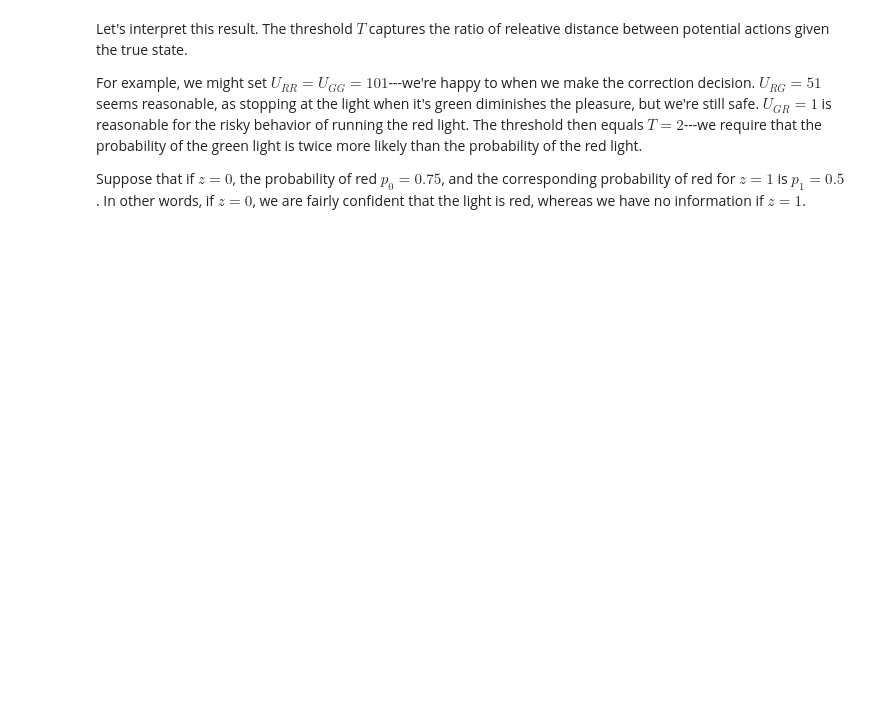
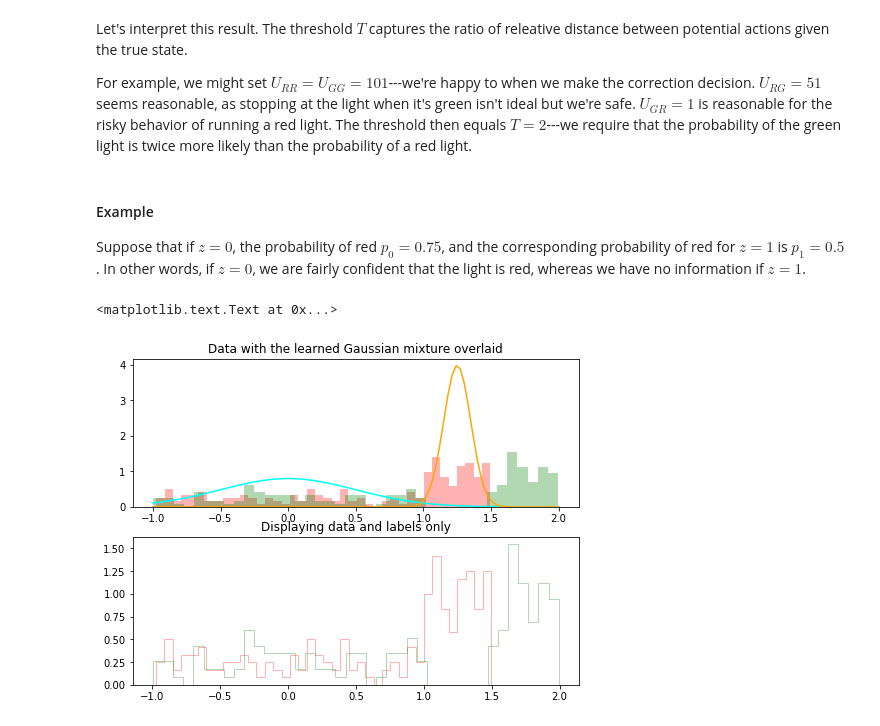
Before and after one commit to takutosato/ml, a Jupyter notebook: loss_calibrated/simple_example.ipynb, the cells around one changed output. Drawn from its saved outputs; the diff is of its cells as text; code cells hidden in the pictures; blank space fills up the shorter version.

Commit message:
first iteration of plots

```diff
--- a/loss_calibrated/simple_example.ipynb
+++ b/loss_calibrated/simple_example.ipynb
@@ -90,6 +93,8 @@ where $D(x^*) = \frac{p(G|x^*)}{p(R|x^*)}$ and $T = \frac{U_{RR} - U_{GR}}{U_{GG
 # %% [markdown]
 Let's interpret this result. The threshold $T$ captures the ratio of releative distance between potential actions given the true state.
 
-For example, we might set $U_{RR} = U_{GG} = 101$---we're happy to when we make the correction decision. $U_{RG} = 51$ seems reasonable, as stopping at the light when it's green diminishes the pleasure, but we're still safe. $U_{GR} = 1$ is reasonable for the risky behavior of running the red light. The threshold then equals $T = 2$---we require that the probability of the green light is twice more likely than the probability of the red light.
-
-Suppose that if $z = 0$, the probability of red $p_0 = 0.75$, and the corresponding probability of red for $z = 1$ is $p_1 = 0.5$. In other words, if $z = 0$, we are fairly confident that the light is red, whereas we have no information if $z = 1$.
+For example, we might set $U_{RR} = U_{GG} = 101$---we're happy to when we make the correction decision. $U_{RG} = 51$ seems reasonable, as stopping at the light when it's green isn't ideal but we're safe. $U_{GR} = 1$ is reasonable for the risky behavior of running a red light. The threshold then equals $T = 2$---we require that the probability of the green light is twice more likely than the probability of a red light.
+# %% [markdown]
+#### Example
+
+Suppose that if $z = 0$, the probability of red $p_0 = 0.75$, and the corresponding probability of red for $z = 1$ is $p_1 = 0.5$. In other words, if $z = 0$, we are fairly confident that the light is red, whereas we have no information if $z = 1$.
@@ -95,0 +122,40 @@ Suppose that if $z = 0$, the probability of red $p_0 = 0.75$, and the correspond
+# %%
+# plot this!
+# using the variable axs for multiple Axes
+fig, ax = plt.subplots(2)
+fig.set_size_inches(8,6)
+# fig = plt.figure()
+# ax = plt.axes()
+
+### can filter using np.extract(), perhaps
+red_indices = y == 1
+green_indices = y == 0
+x_red = np.extract(red_indices, x)
+x_green = np.extract(green_indices, x)
+
+### histogram first
+ax[0].hist(x_red, color="red", histtype='stepfilled', normed=True, alpha = 0.3, bins=40)
+ax[0].hist(x_green, color="green", histtype='stepfilled', normed=True, alpha = 0.3, bins=40)
+
+ax[1].hist(x_red, color="red", normed=True, alpha = 0.3, bins=40, histtype='step')
+ax[1].hist(x_green, color="green", normed=True, alpha = 0.3, bins=40, histtype='step')
+ax[1].set_title("Displaying data and labels only")
+
+### overlay the gaussians
+
+# Assume the following learned parameters
+# z|\pi ~ Categorical(\pi)
+# y|z_k ~ Bernoulli(p_k) Given the comonent, probability of 1 = red
+# x_n|z_n ~ N()
+pi = np.array([0.5, 0.5]) # the mixture components are equally likely
+p = np.array([0.5, 0.99]) # when we're in the z = 1 cluster, we're sure we've got the (red|green) light (0.99, 0.01)
+mu = np.array([0.0, 1.25]) # the centers of the Gaussian mixtures, taken from the plot
+sigma = np.array([0.5, 0.1]) # the spread of the clusters
+
+x_grid = np.linspace(-1.0, 2.0, 100)
+ax[0].plot(x_grid, norm.pdf(x_grid, mu[0], sigma[0]), color="cyan")
+ax[0].plot(x_grid, norm.pdf(x_grid, mu[1], sigma[1]), color="orange")
+ax[0].set_title("Data with the learned Gaussian mixture overlaid")
+# %% [output]
+<matplotlib.text.Text at 0x...>
+[figure, added]
```
Also changed, not shown: parts of 6 cells of this notebook.
